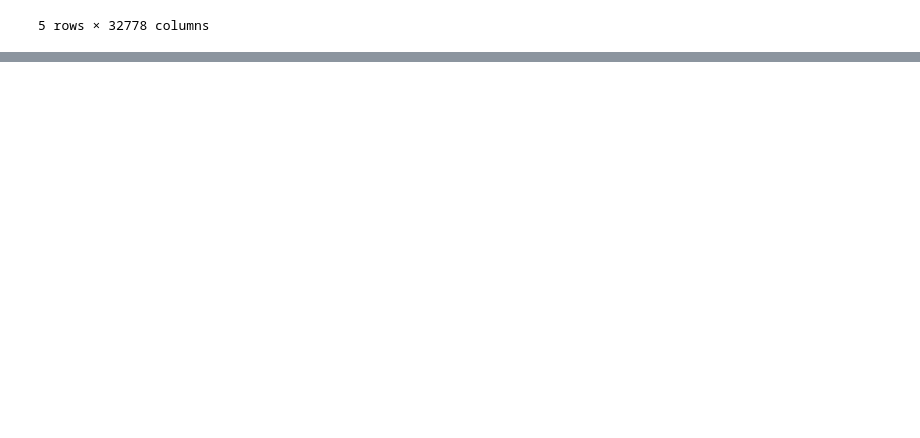
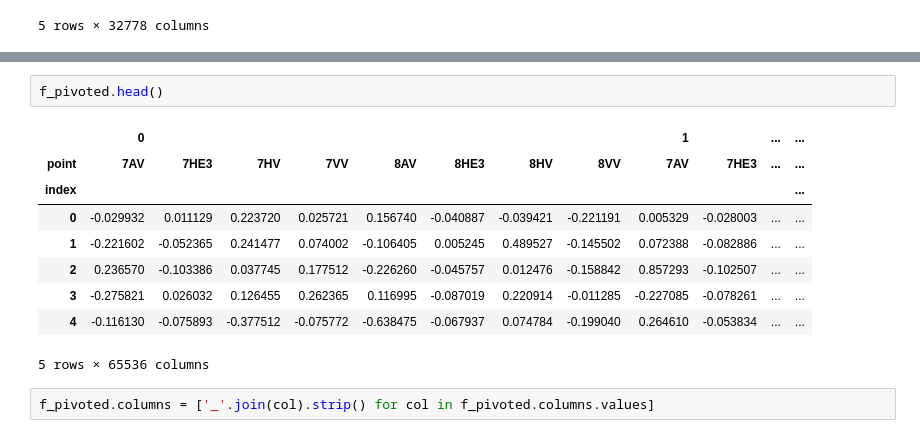
Before and after one commit to KainaK0/mia, a Jupyter notebook: MIA-104_Machine_Learning/EF_01/data_cleaning.ipynb, the cells around one changed output, grey strips where cells are left out. Saved outputs shown, nothing was run; the diff lists cells and outputs as text; blank space fills up the shorter version.

```diff
--- a/MIA-104_Machine_Learning/EF_01/data_cleaning.ipynb
+++ b/MIA-104_Machine_Learning/EF_01/data_cleaning.ipynb
@@ -98,0 +171,14 @@ df.head()
+# %%
+f_pivoted.head()
+# %% [output]
+|  | 0 |  |  |  |  |  |  |  | 1 |  | ... | ... |
+| point | 7AV | 7HE3 | 7HV | 7VV | 8AV | 8HE3 | 8HV | 8VV | 7AV | 7HE3 | ... | ... |
+| index |  |  |  |  |  |  |  |  |  |  |  | ... |
+| 0 | -0.029932 | 0.011129 | 0.223720 | 0.025721 | 0.156740 | -0.040887 | -0.039421 | -0.221191 | 0.005329 | -0.028003 | ... | ... |
+| 1 | -0.221602 | -0.052365 | 0.241477 | 0.074002 | -0.106405 | 0.005245 | 0.489527 | -0.145502 | 0.072388 | -0.082886 | ... | ... |
+| 2 | 0.236570 | -0.103386 | 0.037745 | 0.177512 | -0.226260 | -0.045757 | 0.012476 | -0.158842 | 0.857293 | -0.102507 | ... | ... |
+| 3 | -0.275821 | 0.026032 | 0.126455 | 0.262365 | 0.116995 | -0.087019 | 0.220914 | -0.011285 | -0.227085 | -0.078261 | ... | ... |
+| 4 | -0.116130 | -0.075893 | -0.377512 | -0.075772 | -0.638475 | -0.067937 | 0.074784 | -0.199040 | 0.264610 | -0.053834 | ... | ... |
+5 rows × 65536 columns
+# %%
+f_pivoted.columns = ['_'.join(col).strip() for col in f_pivoted.columns.values]
```
Also changed, not shown: parts of 31 cells of this notebook, 2 other files.
